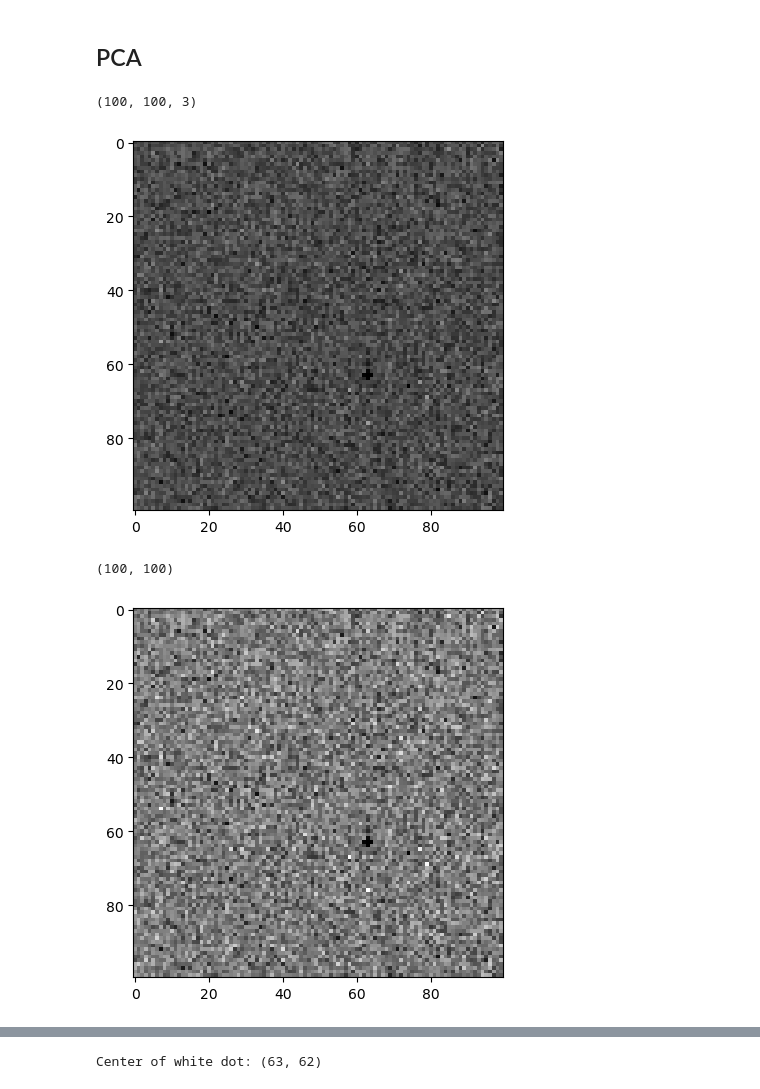
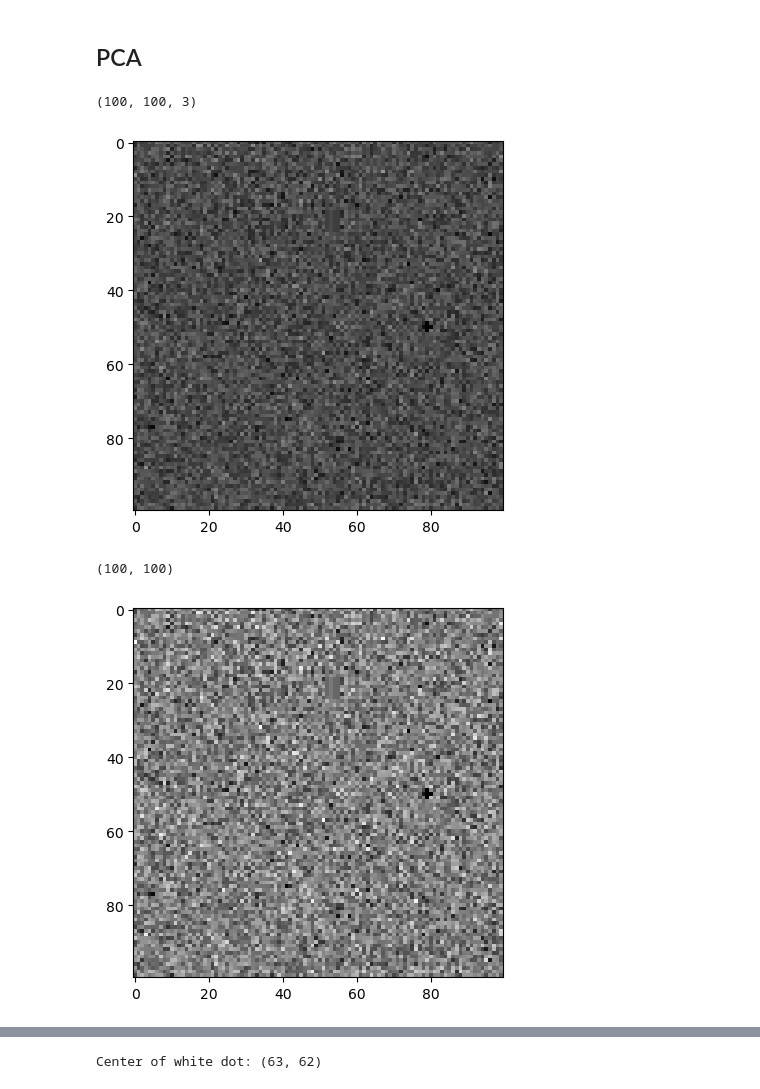
Before and after one commit to Ettiene11/https---github.com-Ettiene11-EERI414_Exam, a Jupyter notebook: EERI414Eks2024a.ipynb, the cells around one changed output, grey strips where cells are left out. Drawn from its saved outputs; the diff is of its cells as text; code cells hidden in the pictures.

```diff
--- a/EERI414Eks2024a.ipynb
+++ b/EERI414Eks2024a.ipynb
@@ -292,16 +292,16 @@ White noise, distributed all over.
 # %%
 from matplotlib.image import imread
 from matplotlib import pyplot as plt
 import numpy as np
 
-beeld = imread('./frames/frame_0106.png')
+beeld = imread('./frames/frame_0000.png')
 #plt.figure(figsize=[5,5])
 plt.figure()
 plt.imshow(beeld)
 print(beeld.shape)
 # %% [output]
 (100, 100, 3)
-[figure, old version]
+[figure, new version]
 # %%
 gray = 0.3*beeld[:,:,0] + 0.59*beeld[:,:,1] + 0.11*beeld[:,:,2]
 plt.figure
@@ -309,7 +309,7 @@ plt.imshow(gray,cmap='gray')
 print(gray.shape)
 # %% [output]
 (100, 100)
-[figure, old version]
+[figure, new version]
 # %%
 import cv2
 kernel = 1/32 * np.array([[1, 2, 1],
```
Also changed, not shown: parts of 4 cells of this notebook, 2 other files.
